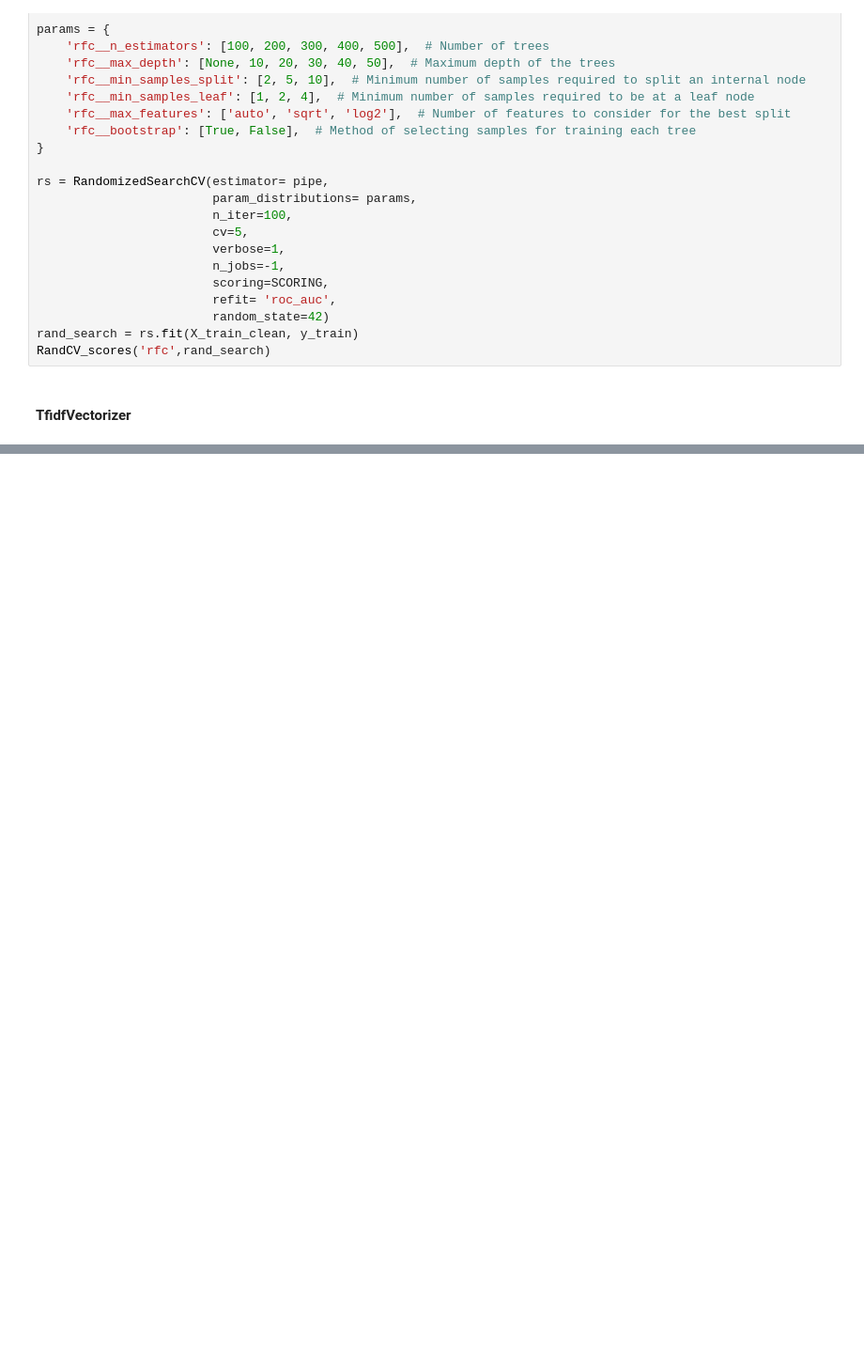
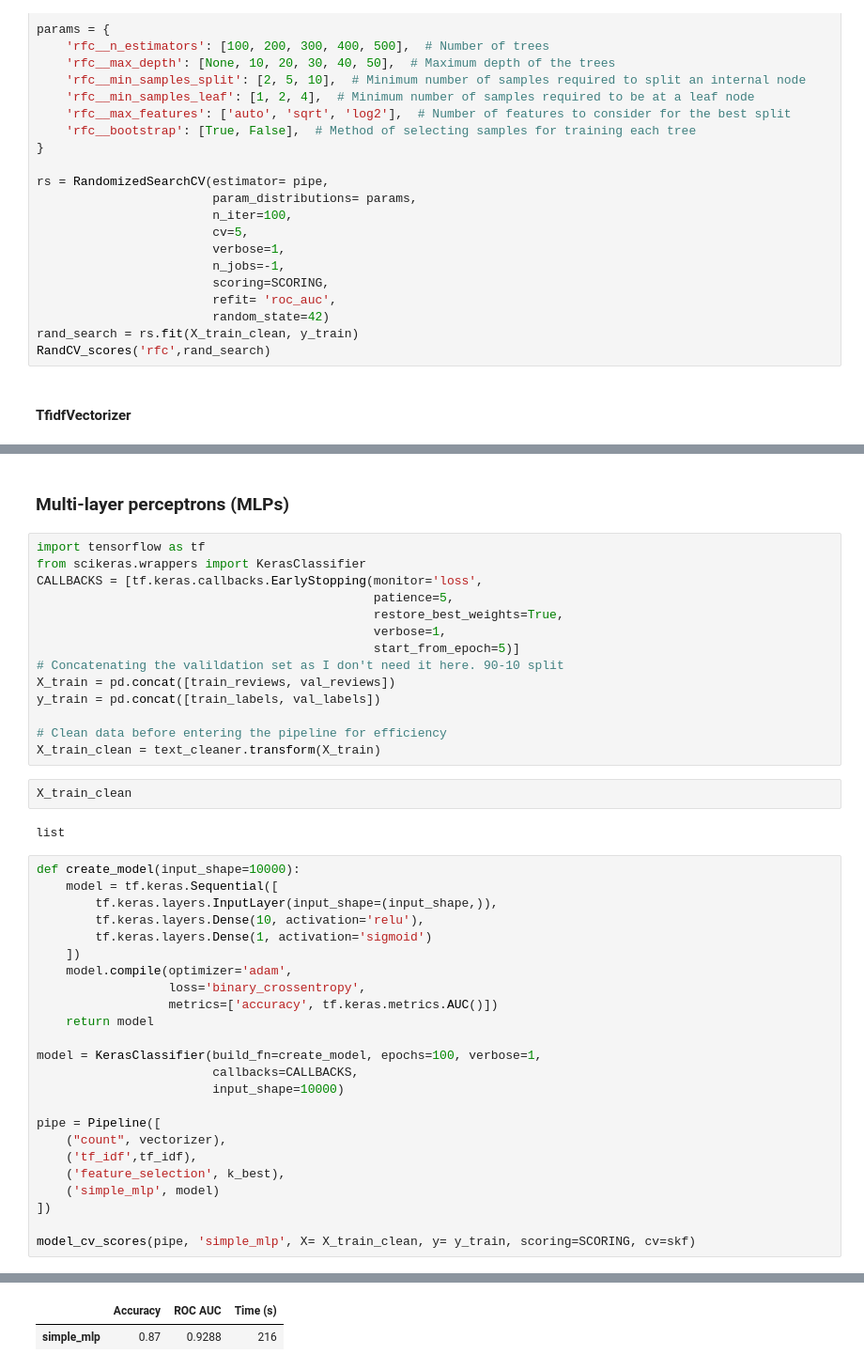
Before and after one commit to rlodetti/airline_sentiment_analysis, a Jupyter notebook: NLP/NLP_project.ipynb, the cells around one changed output, grey strips where cells are left out. Shown at 94% size. Saved outputs shown, nothing was run; the diff lists cells and outputs as text; blank space fills up the shorter version.

```diff
--- a/NLP/NLP_project.ipynb
+++ b/NLP/NLP_project.ipynb
@@ -687,0 +631,45 @@ model_cv_scores(pipe, 'rfc', X= X_train_clean, y= y_train, scoring=SCORING, cv=s
+# %% [markdown]
+### Multi-layer perceptrons (MLPs)
+# %%
+import tensorflow as tf
+from scikeras.wrappers import KerasClassifier
+CALLBACKS = [tf.keras.callbacks.EarlyStopping(monitor='loss',
+                                              patience=5,
+                                              restore_best_weights=True,
+                                              verbose=1,
+                                              start_from_epoch=5)]
+# Concatenating the valildation set as I don't need it here. 90-10 split
+X_train = pd.concat([train_reviews, val_reviews])
+y_train = pd.concat([train_labels, val_labels])
+
+# Clean data before entering the pipeline for efficiency
+X_train_clean = text_cleaner.transform(X_train)
+# %%
+X_train_clean
+# %% [output]
+list
+# %%
+def create_model(input_shape=10000):
+    model = tf.keras.Sequential([
+        tf.keras.layers.InputLayer(input_shape=(input_shape,)),
+        tf.keras.layers.Dense(10, activation='relu'),
+        tf.keras.layers.Dense(1, activation='sigmoid')
+    ])
+    model.compile(optimizer='adam',
+                  loss='binary_crossentropy',
+                  metrics=['accuracy', tf.keras.metrics.AUC()])
+    return model
+
+model = KerasClassifier(build_fn=create_model, epochs=100, verbose=1,
+                        callbacks=CALLBACKS,
+                        input_shape=10000)
+
+pipe = Pipeline([
+    ("count", vectorizer),
+    ('tf_idf',tf_idf),
+    ('feature_selection', k_best),
+    ('simple_mlp', model)
+])
+
+model_cv_scores(pipe, 'simple_mlp', X= X_train_clean, y= y_train, scoring=SCORING, cv=skf)
+# %% [output]
@@ -687,0 +703,2 @@ model_cv_scores(pipe, 'rfc', X= X_train_clean, y= y_train, scoring=SCORING, cv=s
+|  | Accuracy | ROC AUC | Time (s) |
+| simple_mlp | 0.87 | 0.9288 | 216 |
```
Also changed, not shown: parts of 27 cells of this notebook, 7 other files.
